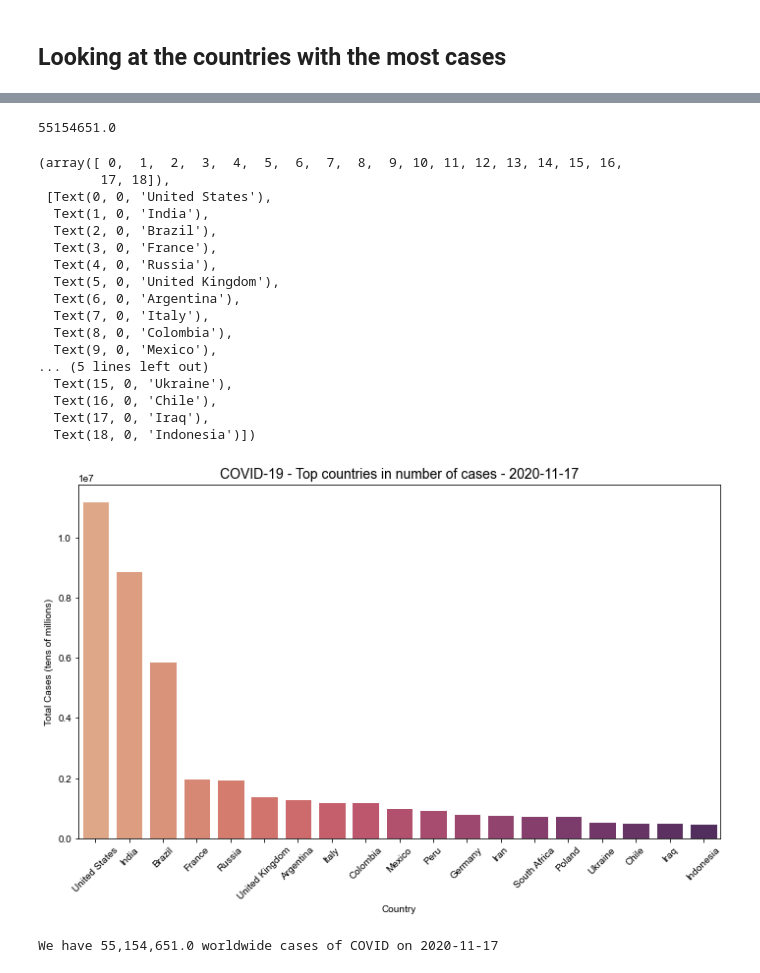
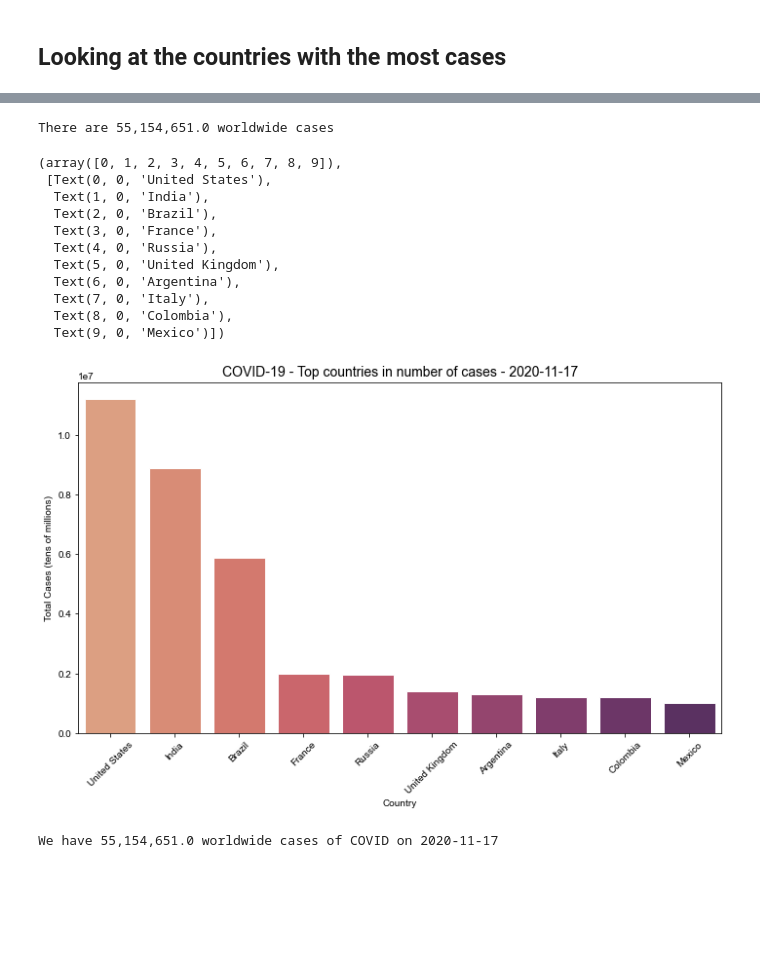
Before and after one commit to lee-hodg/Covid19Study, a Jupyter notebook: CovidStudy.ipynb, the cells around one changed output, grey strips where cells are left out. Saved outputs shown, nothing was run; the diff lists cells and outputs as text; code cells hidden in the pictures; blank space fills up the shorter version.

```diff
--- a/CovidStudy.ipynb
+++ b/CovidStudy.ipynb
@@ -116,8 +118,12 @@ We can see that the admissions to icu units and hospitals data is lacking the mo
 ## Looking at the countries with the most cases
 # %%
 today = pd.Timestamp("today").strftime("%Y-%m-%d")
+top_N = 10
 # %%
 # top  countries - cases
-top_cases = df.loc[df['date'] == today, ['location', 'total_cases']].sort_values(by='total_cases', ascending=False)[1:20].reset_index(drop=True)
+top_cases = df.loc[df['date'] == today, ['location', 'total_cases']].sort_values(by='total_cases', ascending=False)[1:top_N+1].reset_index(drop=True)
+pd.set_option('float_format', '{:,}'.format)
+print(top_cases.to_markdown())
+
 top_cases
 # %% [output]
@@ -142,43 +154,39 @@ top_cases
 top_5_cases_country_names = list(top_cases.iloc[:5]['location'].values)
 # %%
 world_cases = df[(df['date'] == today) &  (df['location']=='World')].iloc[0]['total_cases']
-world_cases
+print(f'There are {world_cases:,} worldwide cases')
 # %% [output]
-55154651.0
+There are 55,154,651.0 worldwide cases
 # %%
+top_5_cases_country_names = list(top_cases.iloc[:5]['location'].values)
+
 # create the matplotlib figure instance
 fig, ax = plt.subplots(figsize=(10, 6))
 sns.set()
 
 # plot with seaborn
 ax = sns.barplot('location', y='total_cases', data=top_cases,
                  palette='flare')
 ax.set_title(f'COVID-19 - Top countries in number of cases - {today}', fontsize=14)
 ax.set_xlabel('Country')
 
 ax.set_ylabel('Total Cases (tens of millions)')
 plt.tight_layout()
 plt.savefig('graph1.png')
 plt.xticks(rotation=45)
 # %% [output]
-(array([ 0,  1,  2,  3,  4,  5,  6,  7,  8,  9, 10, 11, 12, 13, 14, 15, 16,
-        17, 18]),
+(array([0, 1, 2, 3, 4, 5, 6, 7, 8, 9]),
  [Text(0, 0, 'United States'),
   Text(1, 0, 'India'),
   Text(2, 0, 'Brazil'),
   Text(3, 0, 'France'),
   Text(4, 0, 'Russia'),
   Text(5, 0, 'United Kingdom'),
   Text(6, 0, 'Argentina'),
   Text(7, 0, 'Italy'),
   Text(8, 0, 'Colombia'),
-  Text(9, 0, 'Mexico'),
-... (5 lines left out)
-  Text(15, 0, 'Ukraine'),
-  Text(16, 0, 'Chile'),
-  Text(17, 0, 'Iraq'),
-  Text(18, 0, 'Indonesia')])
+  Text(9, 0, 'Mexico')])
-[figure, old version]
+[figure, new version]
 # %%
 print(f'We have {world_cases:,} worldwide cases of COVID on {today}')
 # %% [output]
```
Also changed, not shown: parts of 54 cells of this notebook, 14 other files.
